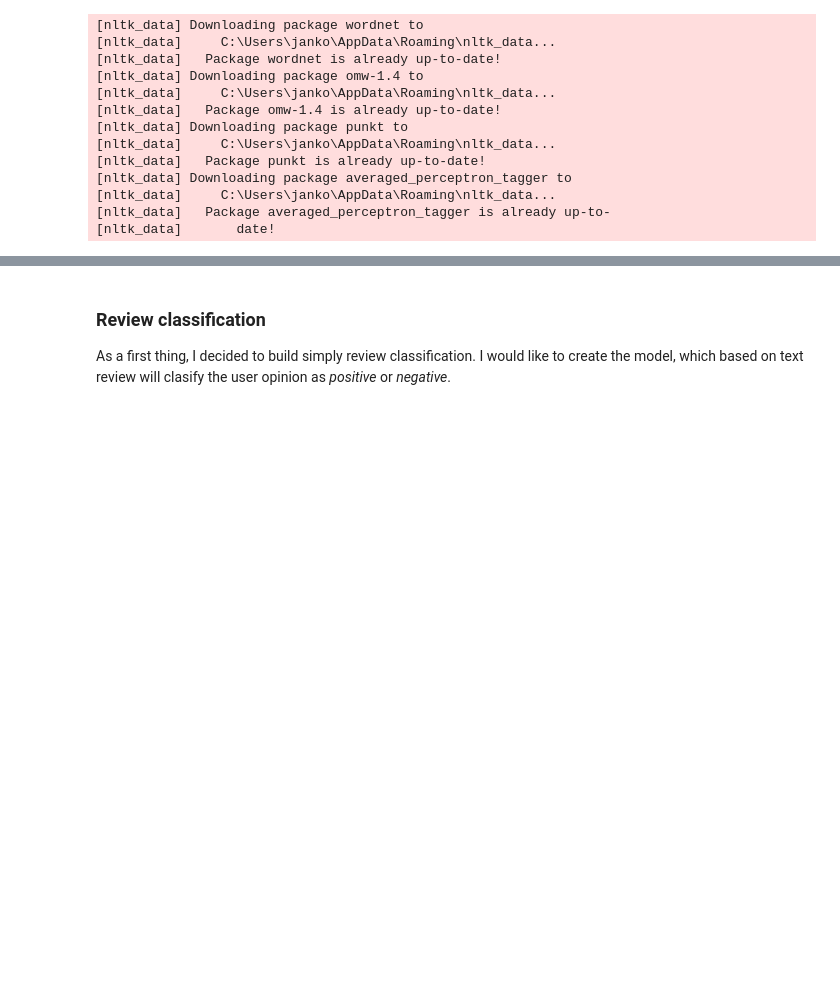
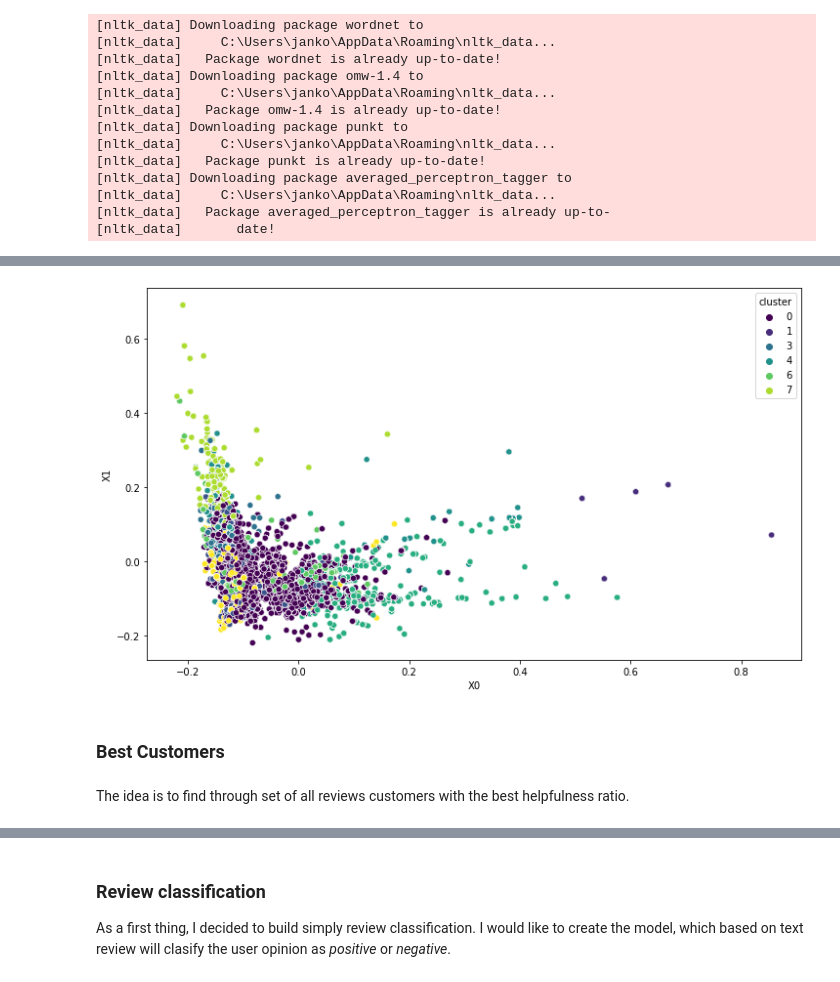
Before and after one commit to JankowskiDaniel/amazon-reviews, a Jupyter notebook: cell-phones-analysis.ipynb, the cells around one changed output, grey strips where cells are left out. Saved outputs shown, nothing was run; the diff lists cells and outputs as text; code cells hidden in the pictures; blank space fills up the shorter version.

```diff
--- a/cell-phones-analysis.ipynb
+++ b/cell-phones-analysis.ipynb
@@ -115,0 +319,13 @@ plt.show()
+# %%
+clusters = model.labels_
+# %%
+from sklearn.decomposition import PCA
+
+pca = PCA(n_components=2, random_state=12)
+pca_vecs = pca.fit_transform(X.toarray())
+x0 = pca_vecs[:,0]
+x1 = pca_vecs[:,1]
+# %%
+df_products['cluster'] = clusters
+df_products['x0'] = x0
+df_products['x1'] = x1
@@ -116 +360,14 @@ plt.show()
+# %%
+import seaborn as sns
+plt.figure(figsize=(12,7))
+plt.xlabel("X0")
+plt.ylabel("X1")
+sns.scatterplot(data=df_products, x='x0', y='x1', hue='cluster', palette='viridis')
+plt.show()
+# %% [output]
+[figure, added]
+# %% [markdown]
+### Best Customers ###
+# %% [markdown]
+The idea is to find through set of all reviews customers with the best helpfulness ratio.
 # %%
```
Also changed, not shown: parts of 40 cells of this notebook.
